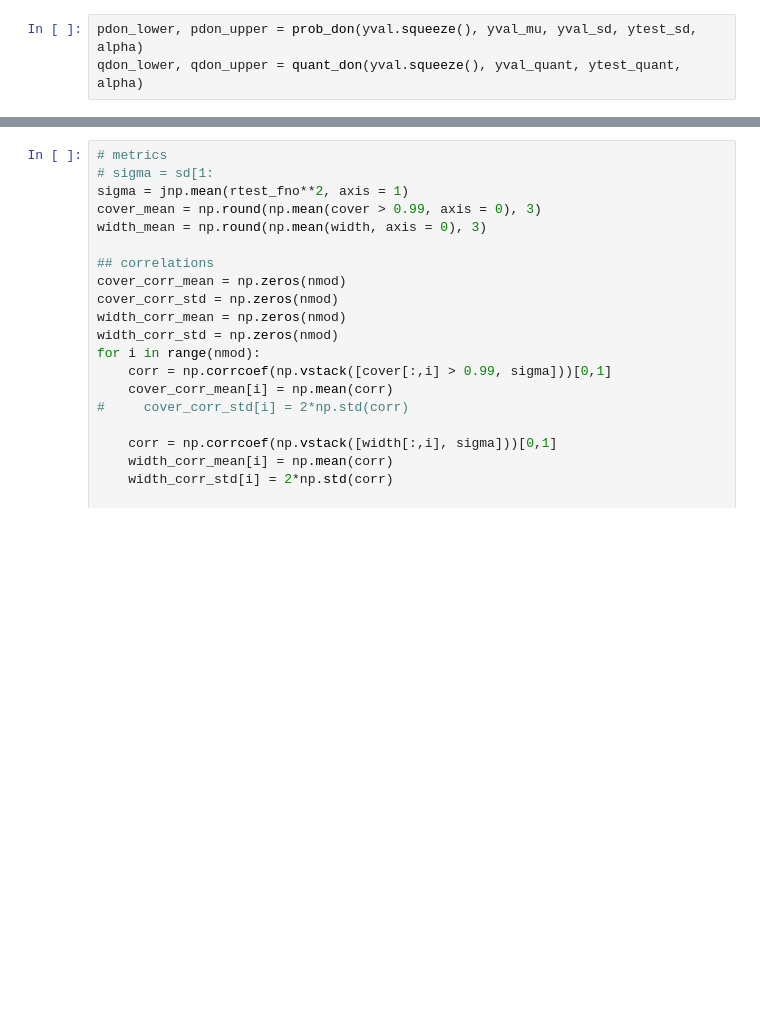
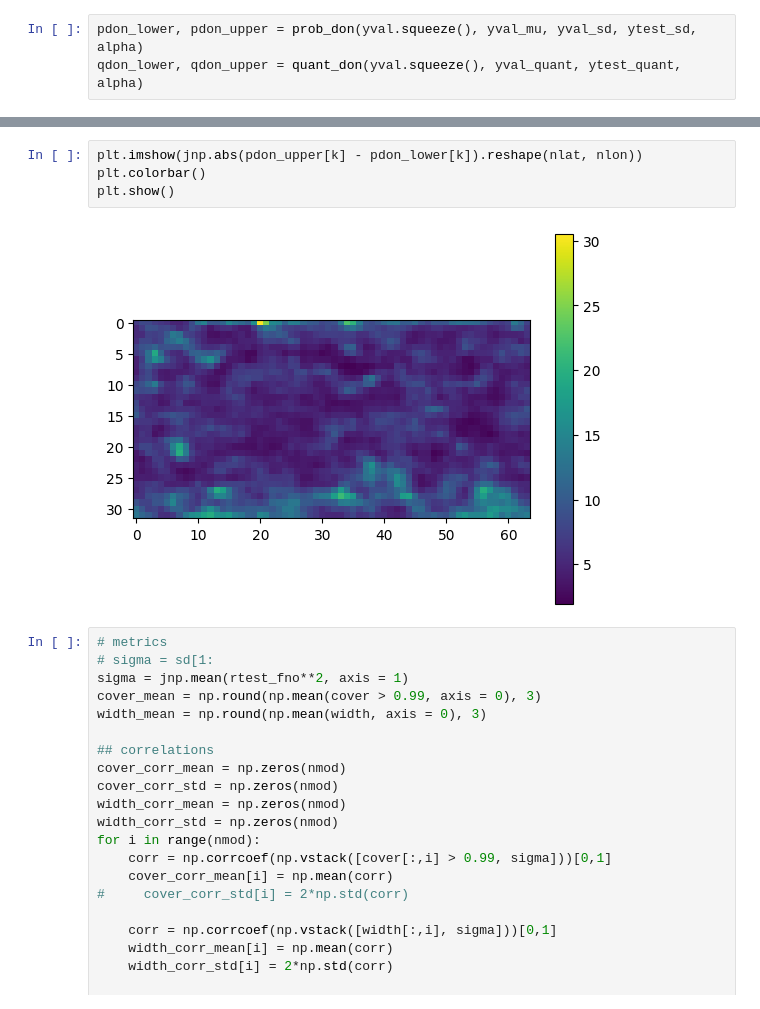
Before and after one commit to trevor-harris/LSCI, a Jupyter notebook: weather/weather_table5.ipynb, the cells around one changed output, grey strips where cells are left out. Drawn from its saved outputs; the diff is of its cells as text; blank space fills up the shorter version.

```diff
--- a/weather/weather_table5.ipynb
+++ b/weather/weather_table5.ipynb
@@ -542,3 +574,9 @@ plt.colorbar()
+# %%
+plt.imshow(jnp.abs(pdon_upper[k] - pdon_lower[k]).reshape(nlat, nlon))
+plt.colorbar()
+plt.show()
+# %% [output]
+[figure, added]
 # %%
 # metrics
 # sigma = sd[1:
```
Also changed, not shown: parts of 18 cells of this notebook.
